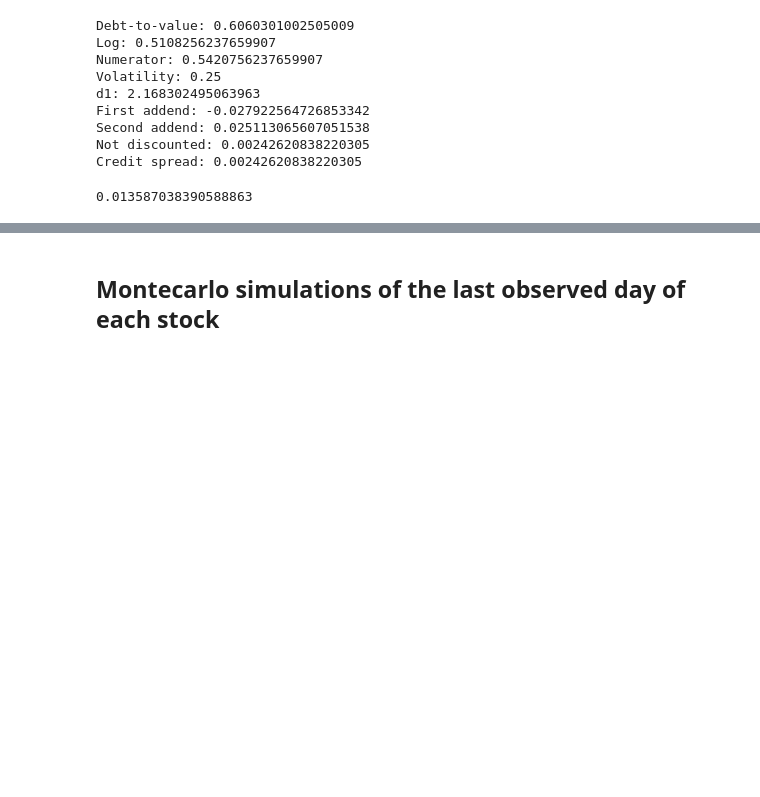
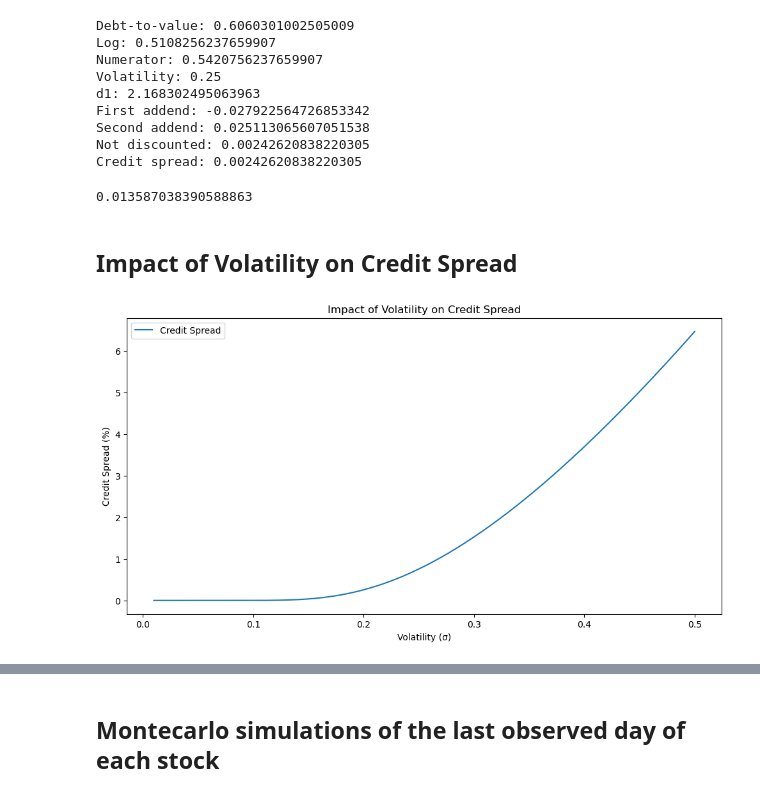
Before and after one commit to francescomazzolin/stochastic-finance-project, a Jupyter notebook: main.ipynb, the cells around one changed output, grey strips where cells are left out. Saved outputs shown, nothing was run; the diff lists cells and outputs as text; code cells hidden in the pictures; blank space fills up the shorter version.

```diff
--- a/main.ipynb
+++ b/main.ipynb
@@ -553,3 +500,9 @@ Credit spread: 0.00242620838220305
 af.credit_spread_model(V = 40, K = 15, sigma = 0.4, r = 0.04, T = 5, t = 0)
 # %% [output]
 0.013587038390588863
+# %% [markdown]
+## Impact of Volatility on Credit Spread
+# %%
+mp.plot_spread_vol(100,60,0,2,0)
+# %% [output]
+[figure, added]
```
Also changed, not shown: parts of 35 cells of this notebook, 2 other files.
